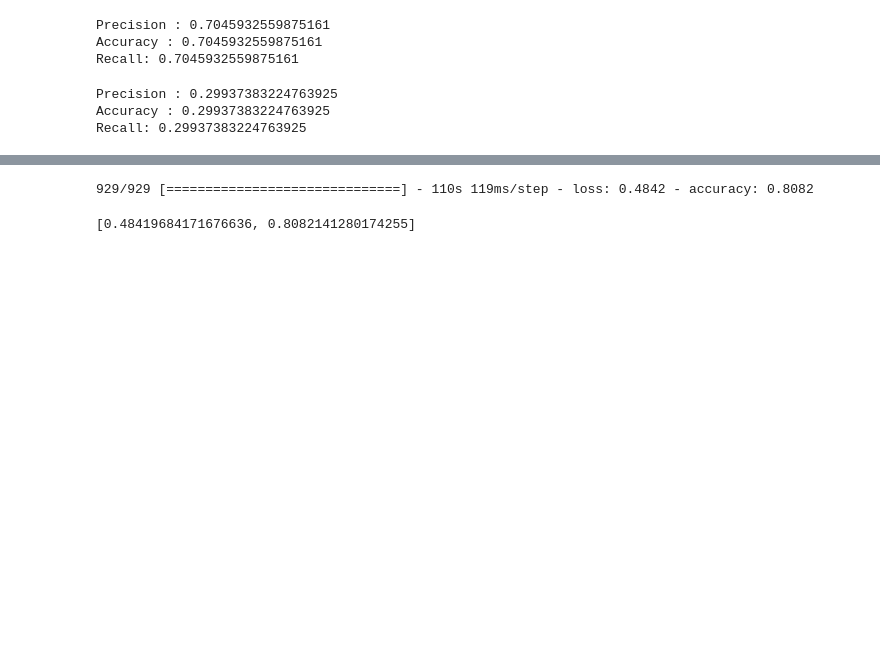
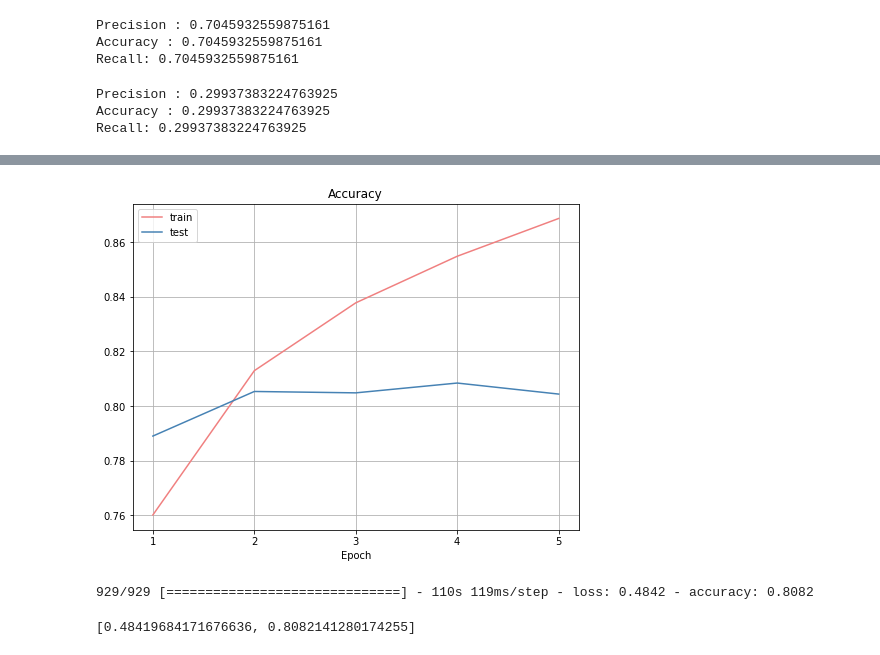
Before and after one commit to sashasabater/restaurant-reviews, a Jupyter notebook: src/walkthrough.ipynb, the cells around one changed output, grey strips where cells are left out. Drawn from its saved outputs; the diff is of its cells as text; code cells hidden in the pictures; blank space fills up the shorter version.

```diff
--- a/src/walkthrough.ipynb
+++ b/src/walkthrough.ipynb
@@ -143,7 +143,7 @@ y_holdout2 = pd.get_dummies(df_holdout2['stars']).values
 # %%
 X2_train, X2_test, y2_train, y2_test = train_test_split(X2, y2)
 # %%
-epochs=3
+epochs=5
 batch_size=64
 history = model.fit(X2_train, y2_train, epochs=epochs, batch_size=batch_size, validation_split=.2,
                    callbacks=[EarlyStopping(monitor='val_loss', patience=3, min_delta=.0001)])
@@ -157,3 +161,16 @@ Epoch 3/3
+# %%
+fig, ax = plt.subplots(figsize=(8, 6))
+ax.set_title('Accuracy')
+ax.plot(history.history['accuracy'], label='train', color='lightcoral')
+ax.plot(history.history['val_accuracy'], label='test', color='steelblue')
+ax.set_xlabel('Epoch')
+ax.set_xticks(np.arange(5))
+ax.set_xticklabels(np.arange(1, 6))
+ax.legend()
+ax.grid()
+plt.savefig('../img/accr.png')
+# %% [output]
+[figure, added]
 # %%
 model.evaluate(X2_test, y2_test)
 # %% [output]
```
Also changed, not shown: parts of 2 cells of this notebook, 1 other file.
